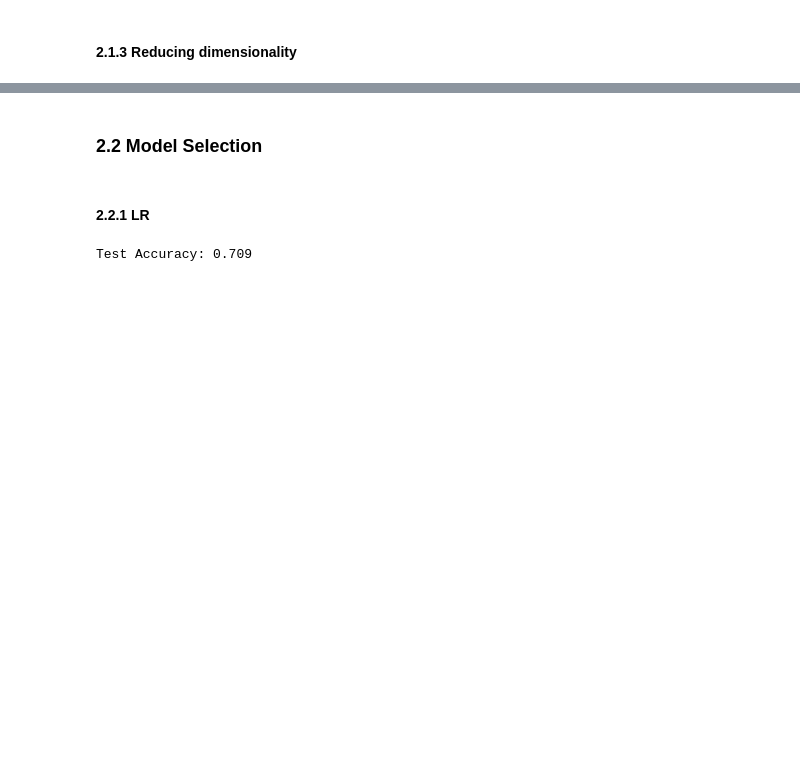
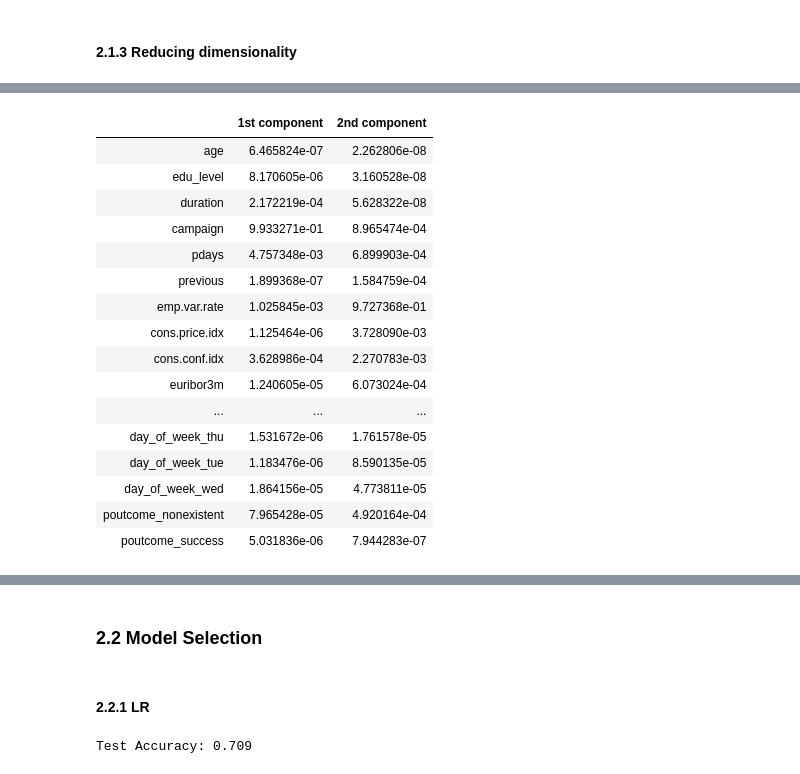
Before and after one commit to Johnxinlei/PHBS_MLF_Project, a Jupyter notebook: MLF_Project_Final.ipynb, the cells around one changed output, grey strips where cells are left out. Drawn from its saved outputs; the diff is of its cells as text; code cells hidden in the pictures; blank space fills up the shorter version.

```diff
--- a/MLF_Project_Final.ipynb
+++ b/MLF_Project_Final.ipynb
@@ -257,6 +257,28 @@ plt.show()
 # %% [output]
 [interactive output not drawn]
 [interactive output not drawn]
+# %%
+weight=pd.DataFrame(np.multiply(eigen_vecs[0:2],eigen_vecs[0:2]),columns=df2.iloc[:, :-1].columns).T
+weight.columns=['1st component','2nd component']
+weight
+# %% [output]
+|  | 1st component | 2nd component |
+| age | 6.465824e-07 | 2.262806e-08 |
+| edu_level | 8.170605e-06 | 3.160528e-08 |
+| duration | 2.172219e-04 | 5.628322e-08 |
+| campaign | 9.933271e-01 | 8.965474e-04 |
+| pdays | 4.757348e-03 | 6.899903e-04 |
+| previous | 1.899368e-07 | 1.584759e-04 |
+| emp.var.rate | 1.025845e-03 | 9.727368e-01 |
+| cons.price.idx | 1.125464e-06 | 3.728090e-03 |
+| cons.conf.idx | 3.628986e-04 | 2.270783e-03 |
+| euribor3m | 1.240605e-05 | 6.073024e-04 |
+| ... | ... | ... |
+| day_of_week_thu | 1.531672e-06 | 1.761578e-05 |
+| day_of_week_tue | 1.183476e-06 | 8.590135e-05 |
+| day_of_week_wed | 1.864156e-05 | 4.773811e-05 |
+| poutcome_nonexistent | 7.965428e-05 | 4.920164e-04 |
+| poutcome_success | 5.031836e-06 | 7.944283e-07 |
 # %%
 colors = ['r', 'b', 'g']
 markers = ['s', 'x', 'o']
```
